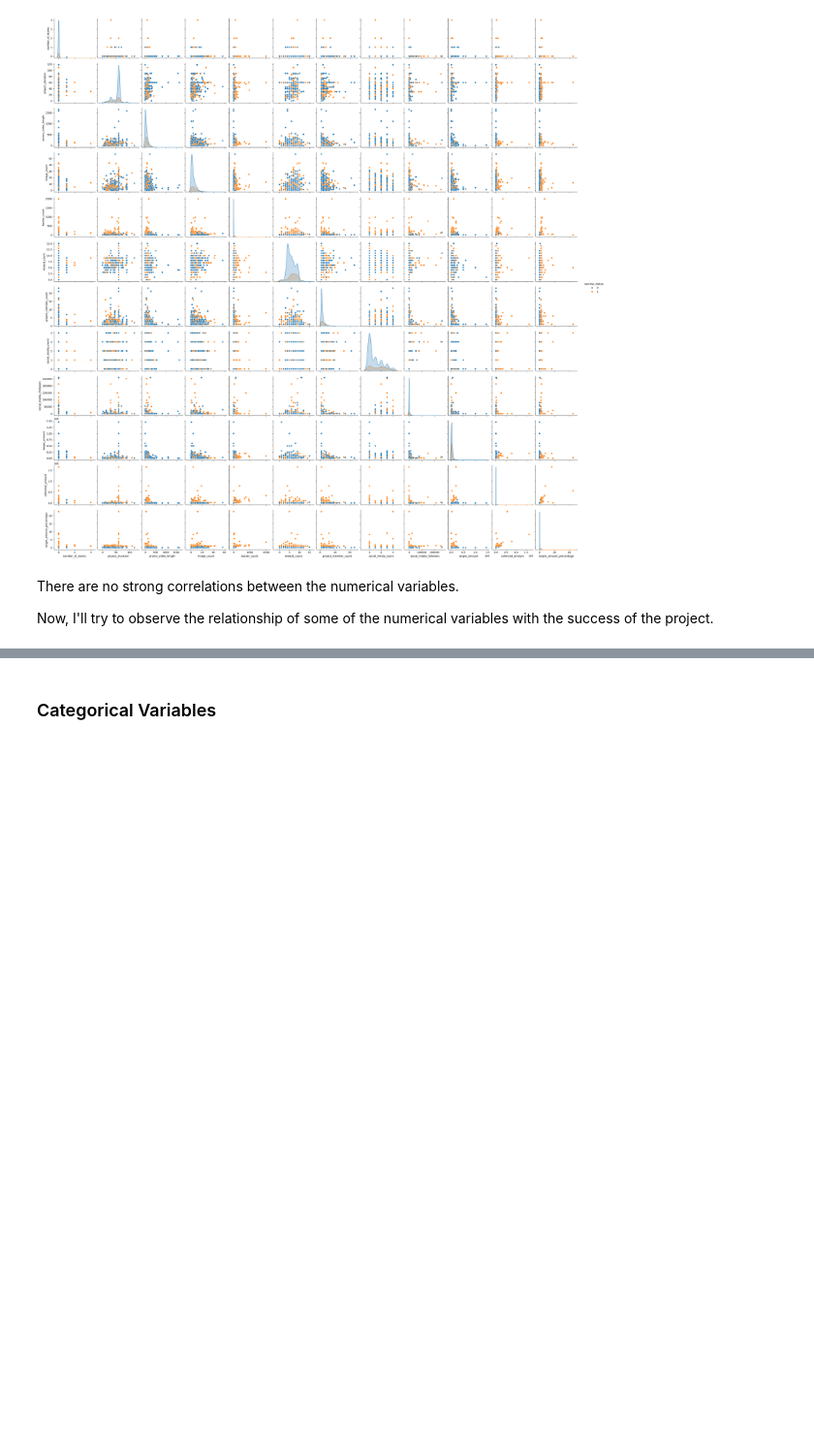
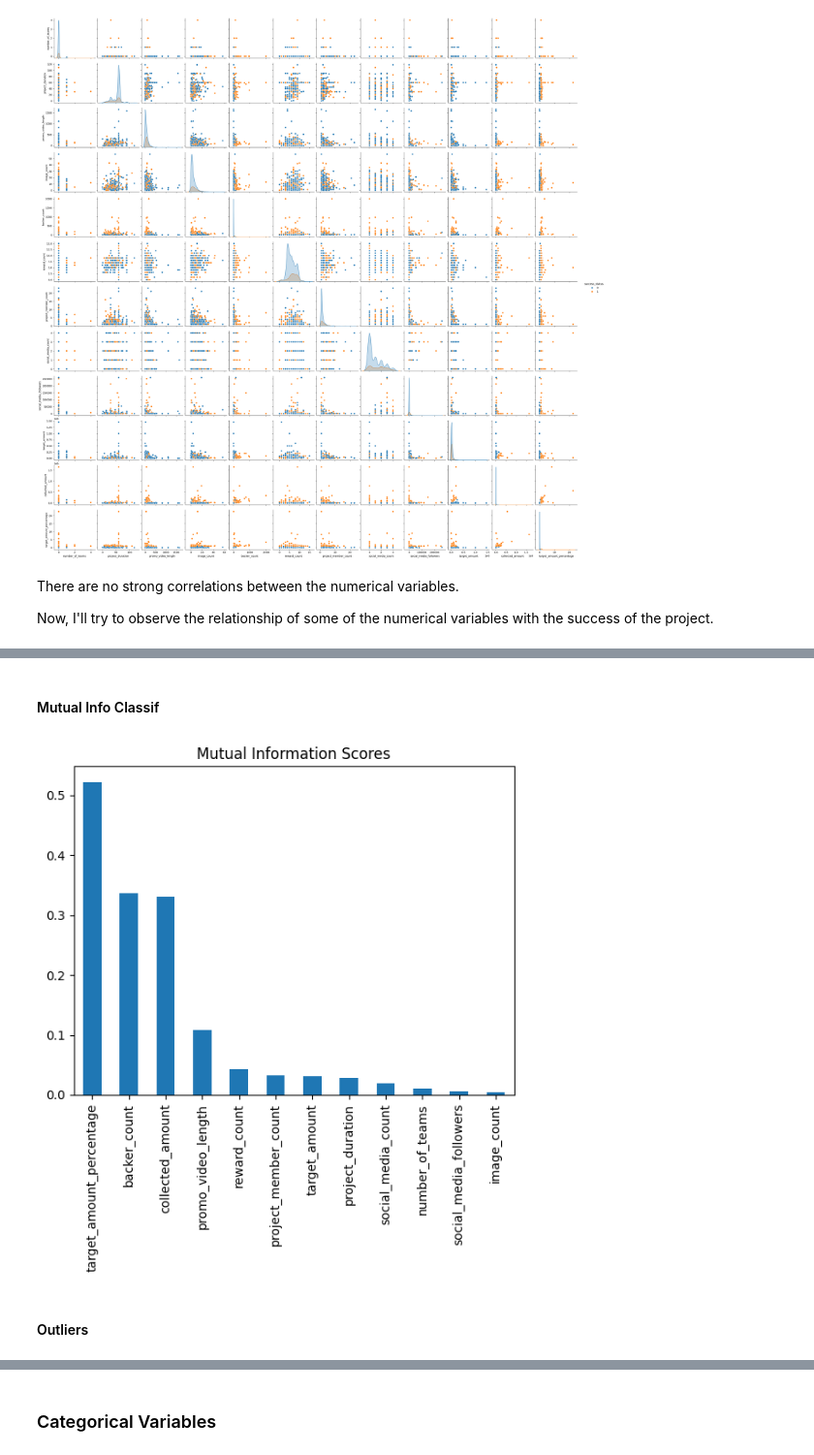
Before and after one commit to kabsmeiou/startup-success-probability, a Jupyter notebook: notebook.ipynb, the cells around one changed output, grey strips where cells are left out. Shown at 97% size. Cells and saved outputs as stored; diff of their text form; code cells hidden in the pictures; blank space fills up the shorter version.

```diff
--- a/Untitled.ipynb
+++ b/notebook.ipynb
@@ -377,0 +410,15 @@ plt.show()
+# %% [markdown]
+#### Mutual Info Classif
+# %%
+from sklearn.feature_selection import mutual_info_classif
+
+# mutual information
+mi = mutual_info_classif(df_full_train[numerical_cols], df_full_train['success_status'])
+mi_series = pd.Series(mi, index=numerical_cols)
+mi_series.sort_values(ascending=False).plot(kind='bar')
+plt.title('Mutual Information Scores')
+plt.show()
+# %% [output]
+[figure, added]
+# %% [markdown]
+#### Outliers
```
Also changed, not shown: parts of 34 cells of this notebook, 6 other files.
